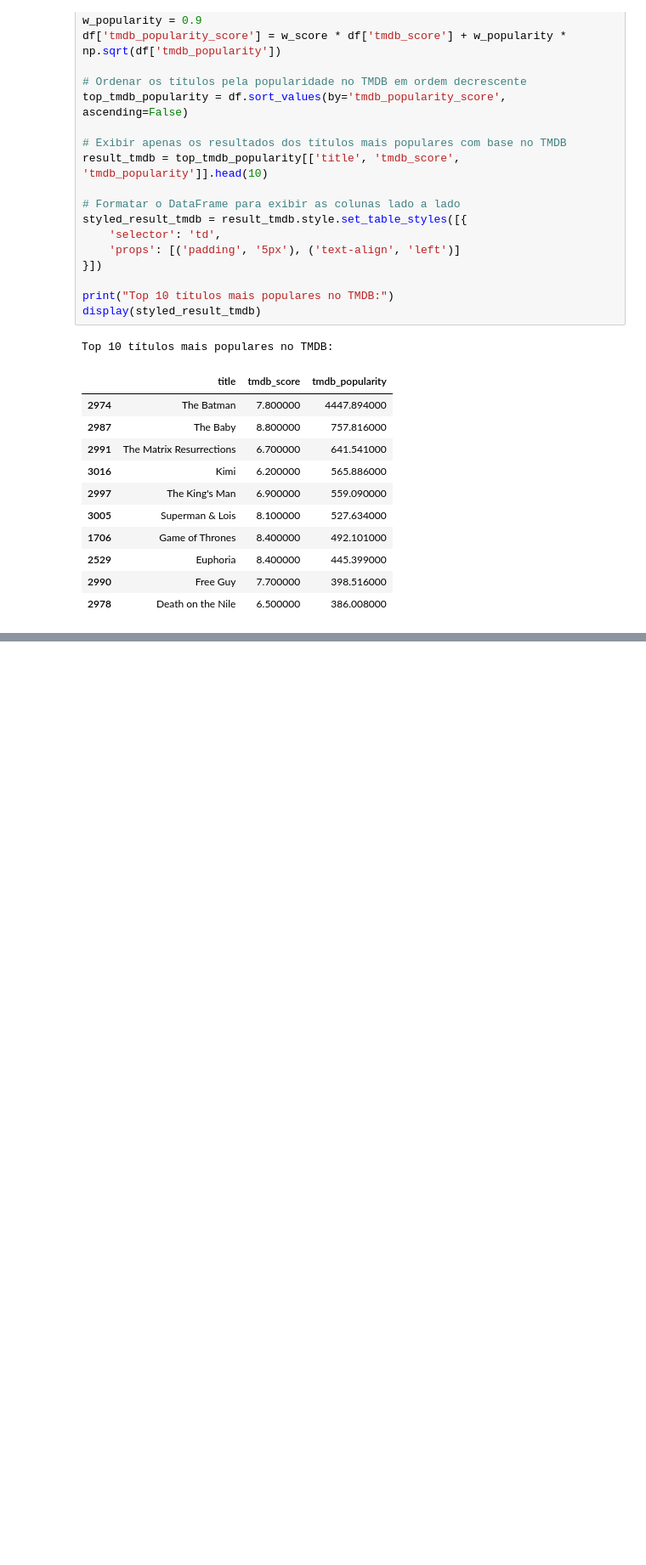
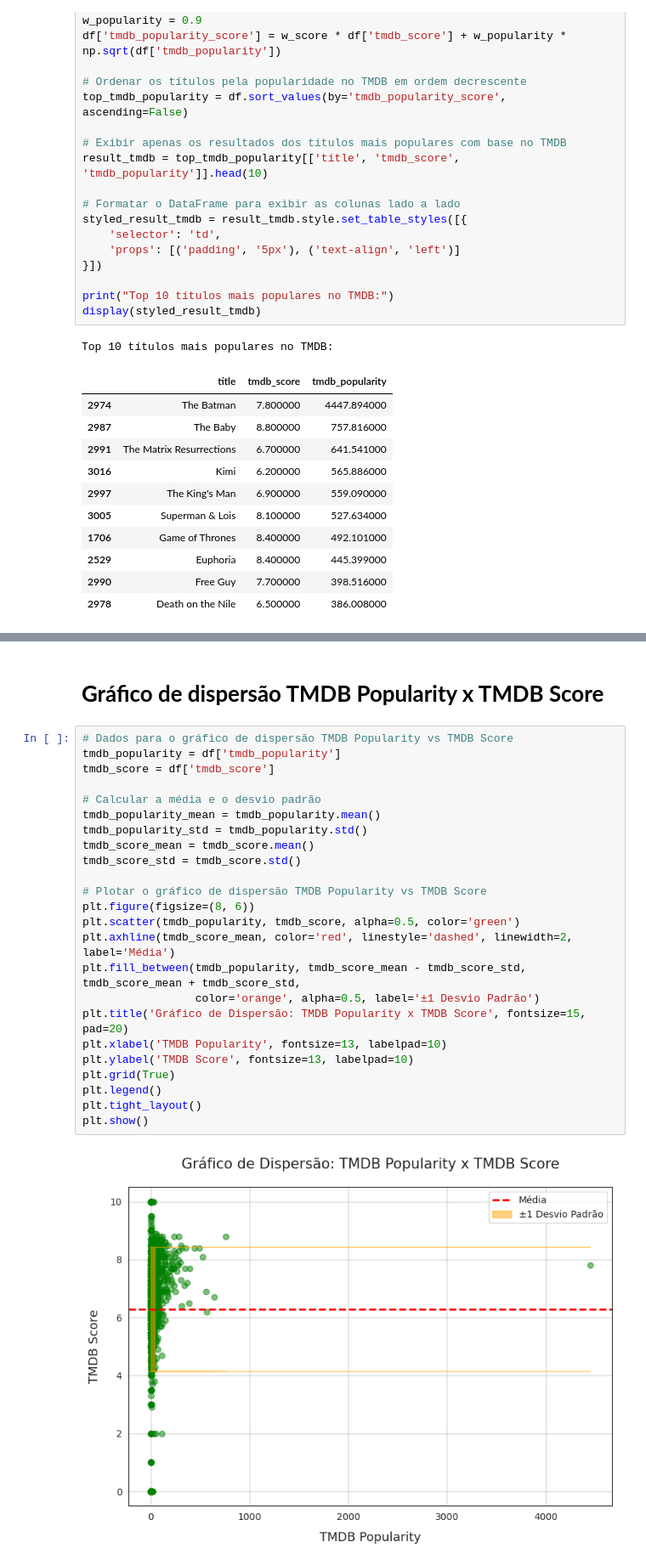
Before and after one commit to vfoliveiras/hbo-max-series-e-filmes, a Jupyter notebook: HBO_Max.ipynb, the cells around one changed output, grey strips where cells are left out. Shown at 85% size. Cells and saved outputs as stored; diff of their text form; blank space fills up the shorter version.

```diff
--- a/HBO_Max.ipynb
+++ b/HBO_Max.ipynb
@@ -616,0 +697,28 @@ Top 10 títulos mais populares no TMDB:
+# %% [markdown]
+# **Gráfico de dispersão TMDB Popularity x TMDB Score**
+# %%
+# Dados para o gráfico de dispersão TMDB Popularity vs TMDB Score
+tmdb_popularity = df['tmdb_popularity']
+tmdb_score = df['tmdb_score']
+
+# Calcular a média e o desvio padrão
+tmdb_popularity_mean = tmdb_popularity.mean()
+tmdb_popularity_std = tmdb_popularity.std()
+tmdb_score_mean = tmdb_score.mean()
+tmdb_score_std = tmdb_score.std()
+
+# Plotar o gráfico de dispersão TMDB Popularity vs TMDB Score
+plt.figure(figsize=(8, 6))
+plt.scatter(tmdb_popularity, tmdb_score, alpha=0.5, color='green')
+plt.axhline(tmdb_score_mean, color='red', linestyle='dashed', linewidth=2, label='Média')
+plt.fill_between(tmdb_popularity, tmdb_score_mean - tmdb_score_std, tmdb_score_mean + tmdb_score_std,
+                 color='orange', alpha=0.5, label='±1 Desvio Padrão')
+plt.title('Gráfico de Dispersão: TMDB Popularity x TMDB Score', fontsize=15, pad=20)
+plt.xlabel('TMDB Popularity', fontsize=13, labelpad=10)
+plt.ylabel('TMDB Score', fontsize=13, labelpad=10)
+plt.grid(True)
+plt.legend()
+plt.tight_layout()
+plt.show()
+# %% [output]
+[figure, added]
```
Also changed, not shown: parts of 27 cells of this notebook.
